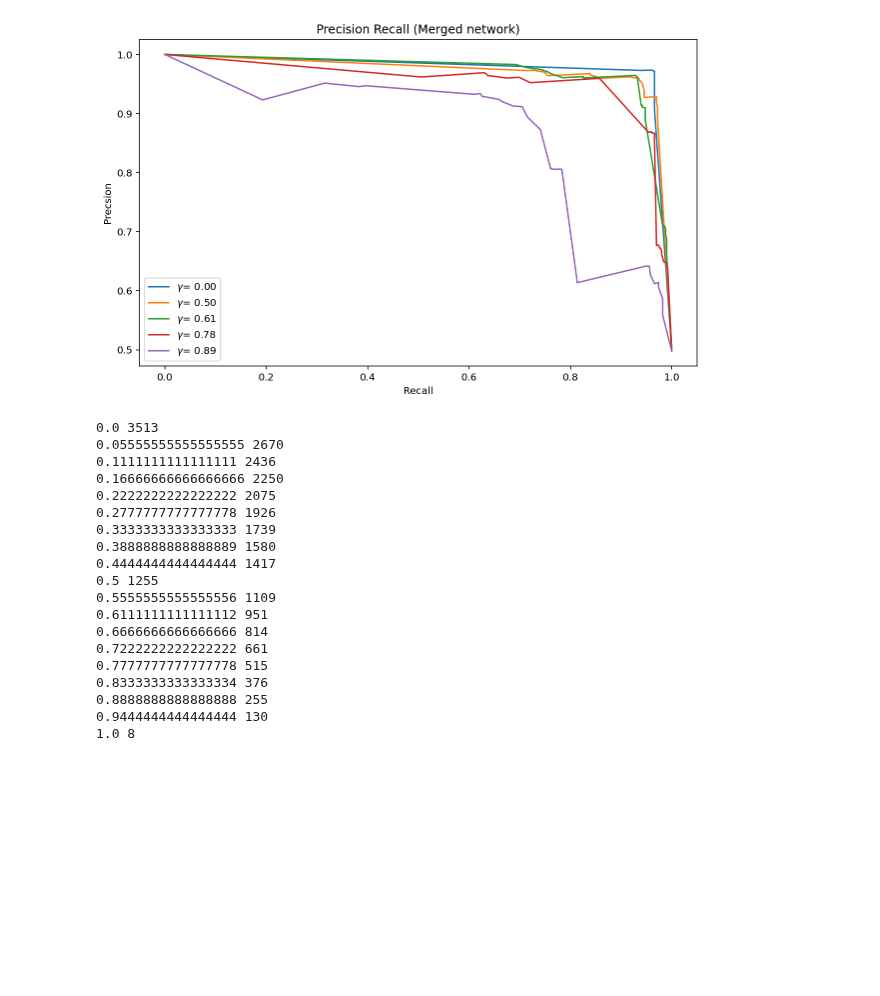
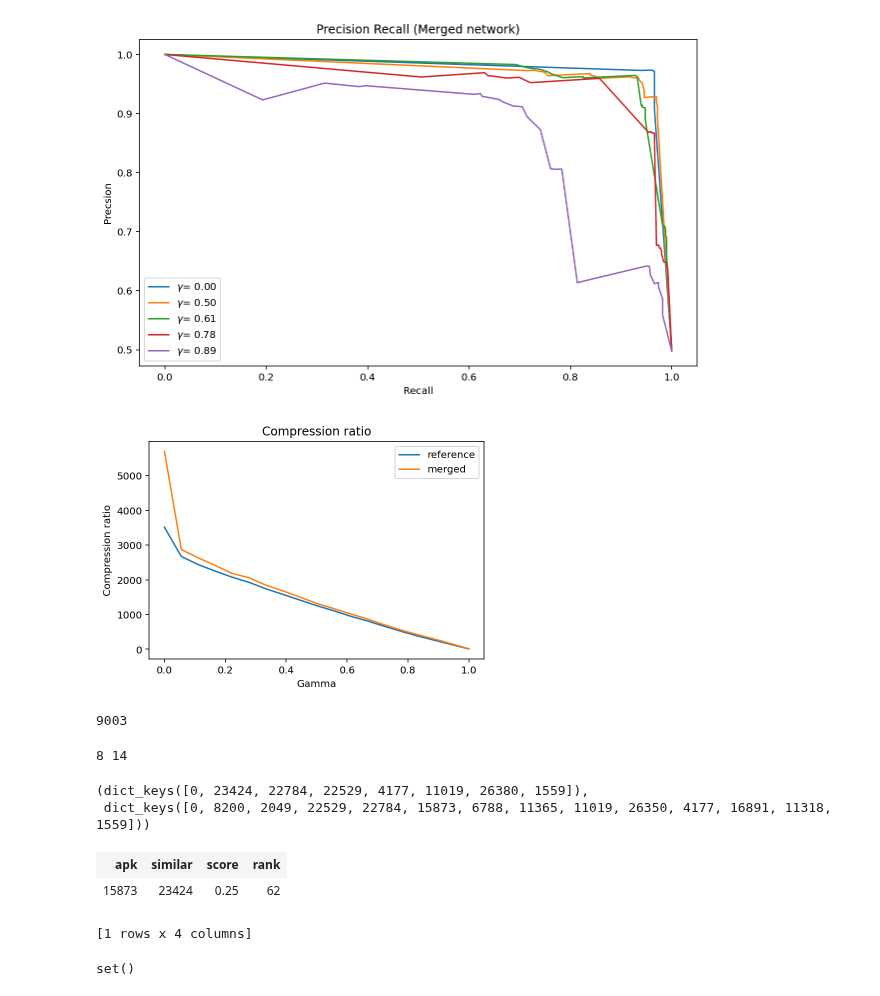
Before and after one commit to jrybicki-jsc/smms, a Jupyter notebook: graphla/netprediction.ipynb, the cells around one changed output. Drawn from its saved outputs; the diff is of its cells as text; code cells hidden in the pictures; blank space fills up the shorter version.

```diff
--- a/graphla/netprediction.ipynb
+++ b/graphla/netprediction.ipynb
@@ -162,6 +23,3 @@ with open(net_file, 'rb') as f:
-# %%
-mw = tc.load_sframe('../binarydata/funcs-encoded')
-mw = mw.remove_column('fcount', inplace=True)
 # %%
 gamma = 0.6666666666666666
 ref, mer = nets[gamma]
@@ -209,8 +67,3 @@ nns.head()
 # %%
 def s_conver_to_probs(v):
     return 1.0 - v[1]/(v[0]+v[1])
-
-probs = [s_conver_to_probs(ref[row['nn']]) for row in nns]
-# %%
-labels = pd.read_csv('../data/labels_encoded.csv', index_col=0)
-true_values = [not labels.loc[a['apk']]['malware_label'] for a in nns]
@@ -275,2 +119,24 @@ plt.legend();
 # %% [output]
 [figure]
+# %%
+# compression
+d_size = sum(map(sum, mer.values()))
+
+compr = dict()
+for gamma, [ref, mer] in nets.items():
+    compr[gamma] = [len(ref)/d_size, len(mer) /d_size]
+
+df = pd.DataFrame.from_dict(compr, orient='index', columns=['ref', 'mer'])
+# %%
+plt.title("Compression ratio ")
+plt.plot(df.ref*d_size, label='reference')
+plt.plot(df.mer*d_size, label='merged')
+plt.xlabel('Gamma')
+plt.ylabel('Compression ratio')
+plt.legend();
+# %% [output]
+[figure, added]
+# %%
+d_size
+# %% [output]
+9003
@@ -277,23 +145,10 @@ plt.legend();
 # %%
-for gamma, [ref, mer] in nets.items():
-    print(gamma, len(ref), len(mer))
+ref, mer= nets[1.0]
+print(len(ref), len(mer))
 # %% [output]
-0.0 3513
-0.05555555555555555 2670
-0.1111111111111111 2436
-0.16666666666666666 2250
-0.2222222222222222 2075
-0.2777777777777778 1926
-0.3333333333333333 1739
-0.3888888888888889 1580
-0.4444444444444444 1417
-0.5 1255
-0.5555555555555556 1109
-0.6111111111111112 951
-0.6666666666666666 814
-0.7222222222222222 661
-0.7777777777777778 515
-0.8333333333333334 376
-0.8888888888888888 255
-0.9444444444444444 130
-1.0 8
+8 14
+# %%
+ref.keys(), mer.keys()
+# %% [output]
+(dict_keys([0, 23424, 22784, 22529, 4177, 11019, 26380, 1559]),
+ dict_keys([0, 8200, 2049, 22529, 22784, 15873, 6788, 11365, 11019, 26350, 4177, 16891, 11318, 1559]))
@@ -299,0 +165,7 @@ for gamma, [ref, mer] in nets.items():
+# %%
+# does it said distance =1.0?
+items.filter_by(values=list(ref.keys()), column_name='similar')
+# %% [output]
+| apk | similar | score | rank |
+| 15873 | 23424 | 0.25 | 62 |
+[1 rows x 4 columns]
@@ -299,0 +175,4 @@ for gamma, [ref, mer] in nets.items():
+# %%
+s0.intersection(s23424)
+# %% [output]
+set()
```
Also changed, not shown: parts of 70 cells of this notebook.
